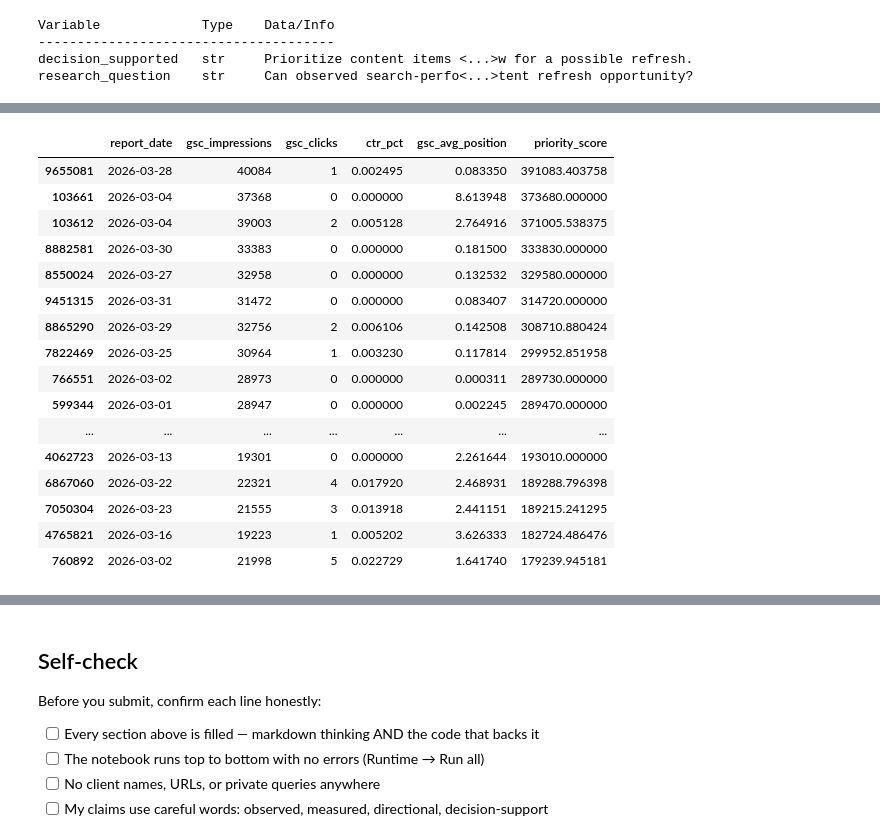
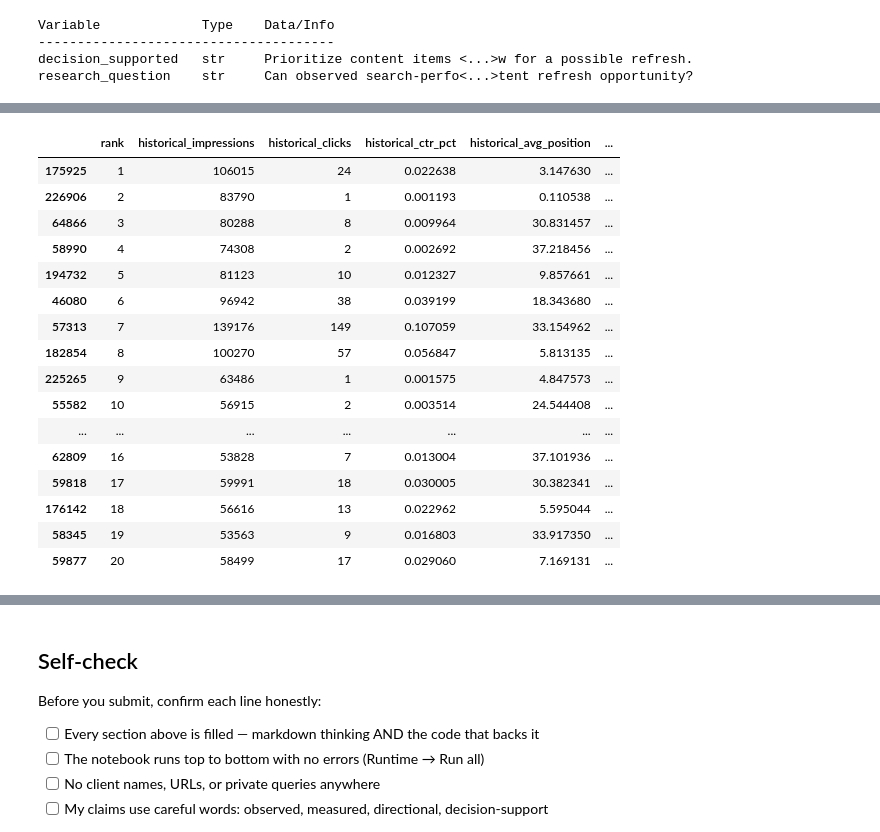
Before and after one commit to Ameen740/Internship_Flyrank, a Jupyter notebook: work/notebooks/capstone.ipynb, the cells around one changed output, grey strips where cells are left out. Drawn from its saved outputs; the diff is of its cells as text; code cells hidden in the pictures.

```diff
--- a/work/notebooks/capstone.ipynb
+++ b/work/notebooks/capstone.ipynb
@@ -415,47 +594,56 @@ These recommendations are intended for human review. A high score does not prove
 # %%
-recommendations = model_df[
-    (model_df["gsc_impressions"] >= 100) &
-    (model_df["ctr_pct"] < 2.0)
+# Create the ranked recommendation queue
+recommendations = model_clean[
+    model_clean["baseline_candidate"]
 ].copy()
 
-recommendations["priority_score"] = (
-    recommendations["gsc_impressions"] /
-    (recommendations["ctr_pct"] + 0.1)
-)
+recommendations["priority_score"] = recommendations["baseline_score"]
 
 recommendations = recommendations.sort_values(
     "priority_score",
     ascending=False
 )
 
-top_20 = recommendations.head(20)
+recommendations["reason_code"] = "LOW_CTR_HIGH_VISIBILITY"
 
-top_20[
+recommendations["recommended_action"] = (
+    "Review title, snippet, search intent, relevance, and freshness"
+)
+
+recommendations["rank"] = range(1, len(recommendations) + 1)
+
+top_20 = recommendations.head(20).copy()
+
+public_top_20 = top_20[
     [
-        "report_date",
-        "gsc_impressions",
-        "gsc_clicks",
-        "ctr_pct",
-        "gsc_avg_position",
-        "priority_score"
+        "rank",
+        "historical_impressions",
+        "historical_clicks",
+        "historical_ctr_pct",
+        "historical_avg_position",
+        "priority_score",
+        "reason_code",
+        "recommended_action"
     ]
-]
+].copy()
+
+display(public_top_20)
 # %% [output]
-|  | report_date | gsc_impressions | gsc_clicks | ctr_pct | gsc_avg_position | priority_score |
-| 9655081 | 2026-03-28 | 40084 | 1 | 0.002495 | 0.083350 | 391083.403758 |
-| 103661 | 2026-03-04 | 37368 | 0 | 0.000000 | 8.613948 | 373680.000000 |
-| 103612 | 2026-03-04 | 39003 | 2 | 0.005128 | 2.764916 | 371005.538375 |
-| 8882581 | 2026-03-30 | 33383 | 0 | 0.000000 | 0.181500 | 333830.000000 |
-| 8550024 | 2026-03-27 | 32958 | 0 | 0.000000 | 0.132532 | 329580.000000 |
-| 9451315 | 2026-03-31 | 31472 | 0 | 0.000000 | 0.083407 | 314720.000000 |
-| 8865290 | 2026-03-29 | 32756 | 2 | 0.006106 | 0.142508 | 308710.880424 |
-| 7822469 | 2026-03-25 | 30964 | 1 | 0.003230 | 0.117814 | 299952.851958 |
-| 766551 | 2026-03-02 | 28973 | 0 | 0.000000 | 0.000311 | 289730.000000 |
-| 599344 | 2026-03-01 | 28947 | 0 | 0.000000 | 0.002245 | 289470.000000 |
+|  | rank | historical_impressions | historical_clicks | historical_ctr_pct | historical_avg_position | ... |
+| 175925 | 1 | 106015 | 24 | 0.022638 | 3.147630 | ... |
+| 226906 | 2 | 83790 | 1 | 0.001193 | 0.110538 | ... |
+| 64866 | 3 | 80288 | 8 | 0.009964 | 30.831457 | ... |
+| 58990 | 4 | 74308 | 2 | 0.002692 | 37.218456 | ... |
+| 194732 | 5 | 81123 | 10 | 0.012327 | 9.857661 | ... |
+| 46080 | 6 | 96942 | 38 | 0.039199 | 18.343680 | ... |
+| 57313 | 7 | 139176 | 149 | 0.107059 | 33.154962 | ... |
+| 182854 | 8 | 100270 | 57 | 0.056847 | 5.813135 | ... |
+| 225265 | 9 | 63486 | 1 | 0.001575 | 4.847573 | ... |
+| 55582 | 10 | 56915 | 2 | 0.003514 | 24.544408 | ... |
 | ... | ... | ... | ... | ... | ... | ... |
-| 4062723 | 2026-03-13 | 19301 | 0 | 0.000000 | 2.261644 | 193010.000000 |
-| 6867060 | 2026-03-22 | 22321 | 4 | 0.017920 | 2.468931 | 189288.796398 |
-| 7050304 | 2026-03-23 | 21555 | 3 | 0.013918 | 2.441151 | 189215.241295 |
-| 4765821 | 2026-03-16 | 19223 | 1 | 0.005202 | 3.626333 | 182724.486476 |
-| 760892 | 2026-03-02 | 21998 | 5 | 0.022729 | 1.641740 | 179239.945181 |
+| 62809 | 16 | 53828 | 7 | 0.013004 | 37.101936 | ... |
+| 59818 | 17 | 59991 | 18 | 0.030005 | 30.382341 | ... |
+| 176142 | 18 | 56616 | 13 | 0.022962 | 5.595044 | ... |
+| 58345 | 19 | 53563 | 9 | 0.016803 | 33.917350 | ... |
+| 59877 | 20 | 58499 | 17 | 0.029060 | 7.169131 | ... |
 # %%
```
Also changed, not shown: parts of 29 cells of this notebook.
